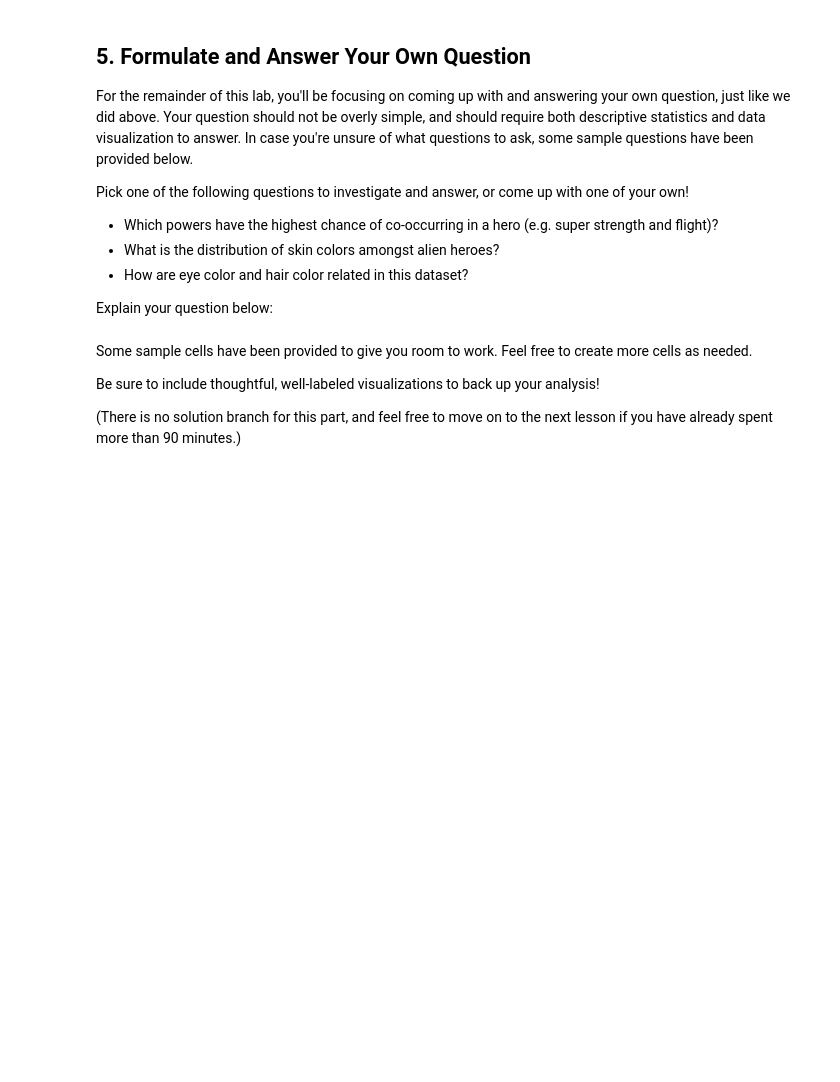
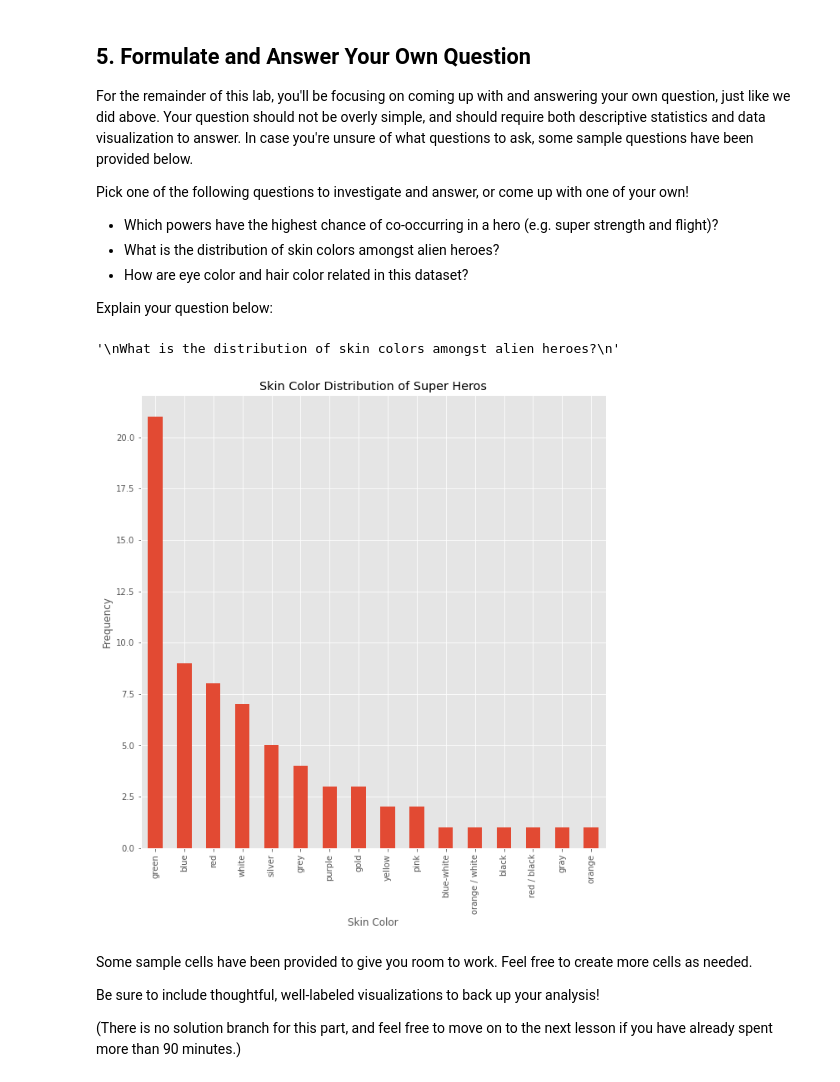
Before and after one commit to zach-hanly/dsc-pandas-data-cleaning-lab, a Jupyter notebook: index.ipynb, the cells around one changed output. Cells and saved outputs as stored; diff of their text form; code cells hidden in the pictures; blank space fills up the shorter version.

```diff
--- a/index.ipynb
+++ b/index.ipynb
@@ -732,8 +839,23 @@ Explain your question below:
 # %%
 # Replace None with appropriate text:
 """
-None
+What is the distribution of skin colors amongst alien heroes?
 """
+# %% [output]
+'\nWhat is the distribution of skin colors amongst alien heroes?\n'
+# %%
+df4 = heroes_and_powers_df.copy()
+skin_col = df4['Skin color']
+skin_count = skin_col.value_counts()[1:]
+
+plt.style.use('ggplot')
+ax = skin_count.plot(kind='bar', figsize=(10,10))
+
+ax.set_title('Skin Color Distribution of Super Heros')
+ax.set_xlabel('Skin Color')
+ax.set_ylabel('Frequency');
+# %% [output]
+[figure, added]
 # %% [markdown]
 Some sample cells have been provided to give you room to work. Feel free to create more cells as needed.
 
```
Also changed, not shown: parts of 7 cells of this notebook.
